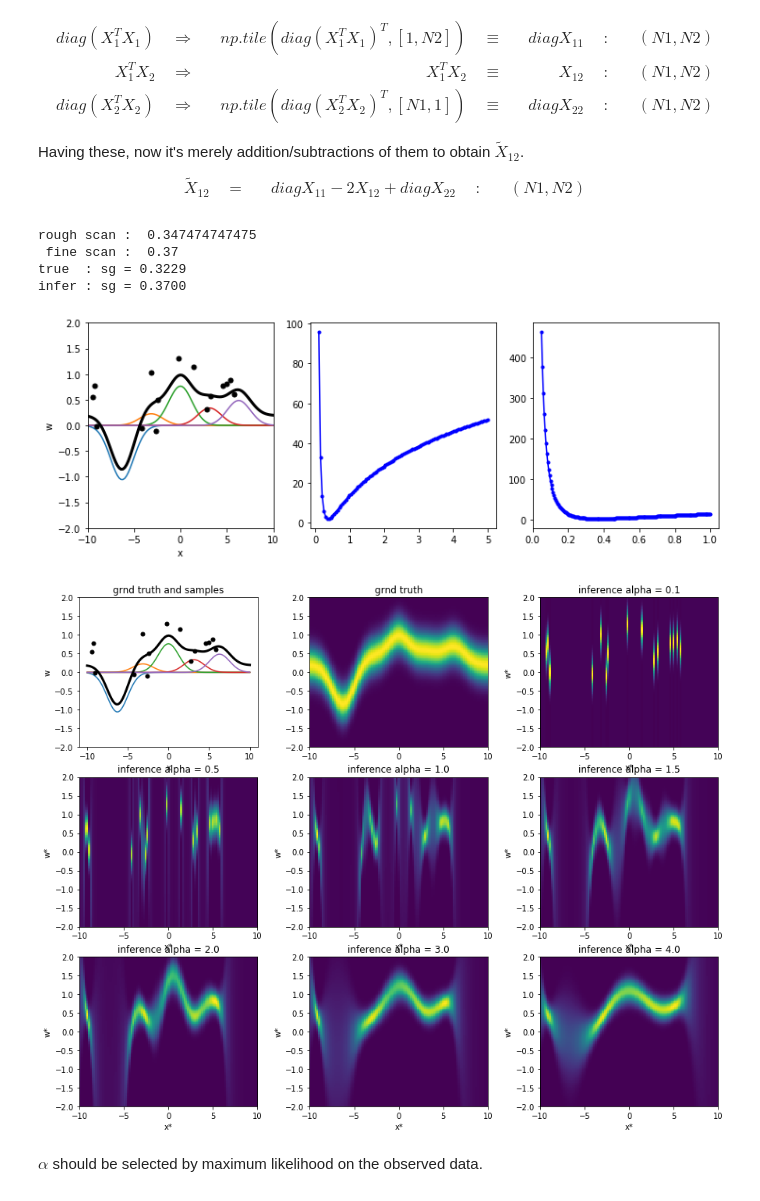
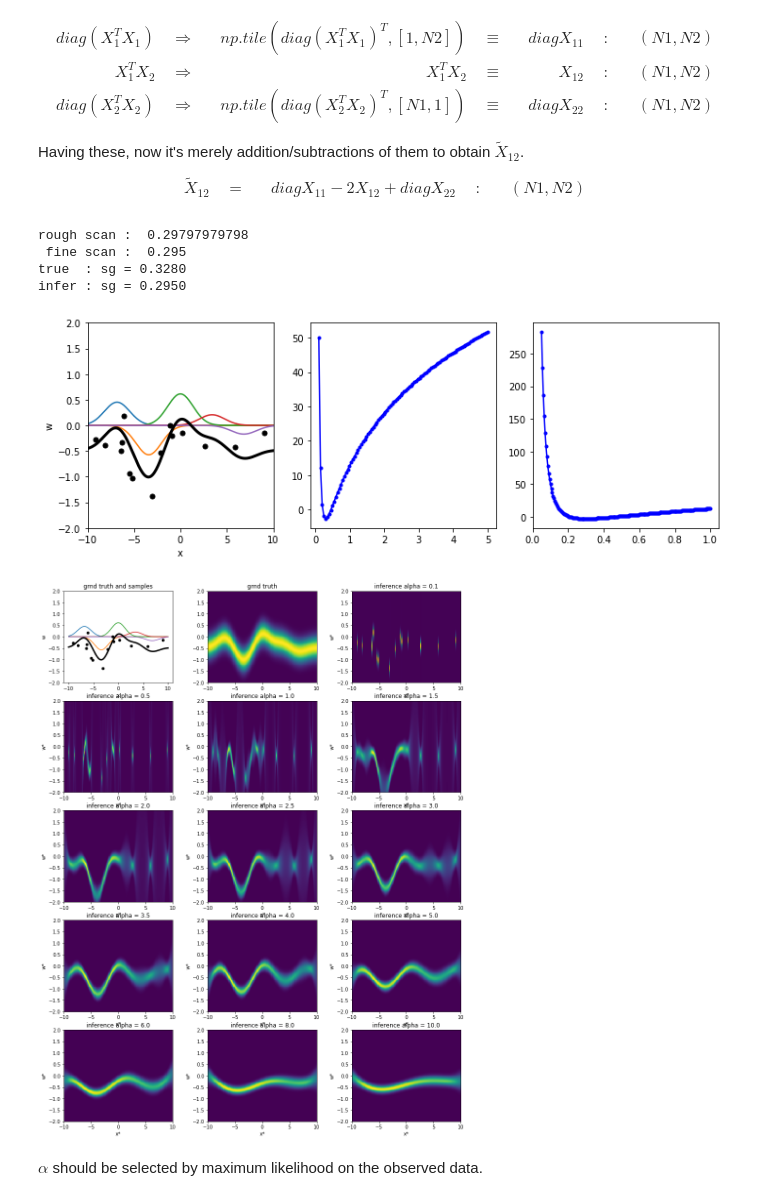
Before and after one commit to kiyomizuhi/machine_learning_scratch_Prince_computer_vision, a Jupyter notebook: scratch/Regression.ipynb, the cells around one changed output. Cells and saved outputs as stored; diff of their text form; code cells hidden in the pictures.

Commit message:
Kernel gaussian process

```diff
--- a/scratch/Regression.ipynb
+++ b/scratch/Regression.ipynb
@@ -909,7 +909,7 @@ def generate_nice_params(ng, intvl):
     """
     lmd = intvl + (np.random.rand() - .5)
     wgt = 3 * np.random.rand(ng + 1) + .5
-    sg = 0.2 * wgt.mean()
+    sg = 0.1 * wgt.mean()
     wgt *= np.random.choice([-1, 1], ng + 1)
     wgt[0] = np.random.rand() - .5
     return lmd, wgt, sg
@@ -1079,7 +1079,7 @@ def bayesian_inference(xs, x, w, sg, sgp, alp):
     sgs = sg**2
     sgps = sgp**2
     minv = midinv(x, w, sg, sgp, alp)
-    K_xs_xs = kernel_diagonal(xs, alp)
+    K_xs_xs = np.ones(Ns)[:, np.newaxis]
     K_xs_x = kernel_rbf(xs, x, alp)
     K_x_x = kernel_rbf(x, x, alp)
     K_x_x_w = np.dot(K_x_x, w)
@@ -1089,7 +1089,7 @@ def bayesian_inference(xs, x, w, sg, sgp, alp):
     mu -= np.dot(K_xs_x_minv, K_x_x_w)
     mu *= sgps / sgs
     # doing double np.dot then taking np.diag would be costly. instead we do this.
-    cov = K_xs_xs
+    cov =
     cov -= (K_xs_x_minv * K_xs_x).sum(axis=1, keepdims=1)
     cov *= sgps
     cov += sgs
@@ -1130,19 +1130,3 @@ def kernel_rbf(x1, x2, alp):
         X12 *= -0.5 / (alp**2)
         exp_X12 = np.exp(X12)
     return exp_X12
-
-
-def kernel_diagonal(xs, alp):
-    """
-    Arguments:
-        xs:    D x Ns
-        alp:   scalar. std of the gaussians.
-
-    Output:
-        exp_dlt2:  kernel matrix. N1 x N2
-
-    """
-    xsd = ((xs-xs)**2).sum(axis=0, keepdims=1).T
-    xsd *= -0.5 / (alp**2)
-    exp_xsd = np.exp(xsd)
-    return exp_xsd
@@ -1194,7 +1180,7 @@ $$\begin{align}
 ns = 15
 sgp = 5
 ng = 5
-nx = 101
+nx = 201
 
 x_range = np.array([-10., 10.])
 x = np.linspace(-10, 10, nx)
@@ -1238,49 +1224,49 @@ print(' fine scan : ', sg_inf)
 print("true  : sg = {0:1.4f} \ninfer : sg = {1:1.4f}".format(sg, sg_inf))
 sge = sg_inf
 # %% [output]
-rough scan :  0.347474747475
- fine scan :  0.37
-true  : sg = 0.3229
-infer : sg = 0.3700
+rough scan :  0.29797979798
+ fine scan :  0.295
+true  : sg = 0.3280
+infer : sg = 0.2950
-[figure, old version]
+[figure, new version]
 # %%
-plt.rcParams['figure.figsize'] = (15.0, 12.0)
+plt.rcParams['figure.figsize'] = (15.0, 20.0)
 
-ax1 = plt.subplot(3,3,1)
+ax1 = plt.subplot(5,3,1)
 plot_samples(x, wgt, bases, grdtr, xs, smp)
 plt.ylim([-2., 2.])
 plt.title('grnd truth and samples')
 ax1.set_aspect(4.6)
 
-ax2 = plt.subplot(3,3,2)
+ax2 = plt.subplot(5,3,2)
 plot_lg_pdf(wgt, sg, cntrs, lmd, nx)
 plt.title('grnd truth')
 ax2.set_aspect(4.2)
 
 ax = 2
-alps = [0.1, 0.5, 1.0, 1.5, 2.0, 3.0, 4.0]
+alps = [0.1, 0.5, 1.0, 1.5, 2.0, 2.5, 3.0, 3.5, 4.0, 5.0, 6.0, 8.0, 10.]
 nres = nx
 nn = nres**2
 xres = np.linspace(-10, 10, nres)
 yres = np.linspace(-2, 2, nres)
 xg, yg = np.meshgrid(xres, yres)
 xss = xg.reshape(1, nn)
 yss = yg.reshape(1, nn)
 xss1 = np.vstack((np.ones(nn), xss))
 
 for alp in alps:
     ax += 1
     mu, cov = bayesian_inference(xss1, xs1, smp, sge, sgp, alp)
     brg_pdf = spst.norm.pdf(yss.squeeze(), mu.squeeze(), cov.squeeze()).reshape((nres, nres))
     brg_pdf = np.flipud(brg_pdf)
-    ax3 = plt.subplot(3,3,ax)
+    ax3 = plt.subplot(5,3,ax)
     plt.imshow(brg_pdf, extent=[-10, 10, -2, 2])
     plt.title("inference alpha = {}".format(alp))
     plt.xlabel("x*")
     plt.ylabel("w*")
     ax3.set_aspect(4.2)
 # %% [output]
-[figure, old version]
+[figure, new version]
 # %% [markdown]
 $\alpha$ should be selected by maximum likelihood on the observed data.
 # %% [markdown]
```
Also changed, not shown: parts of 2 cells of this notebook.
